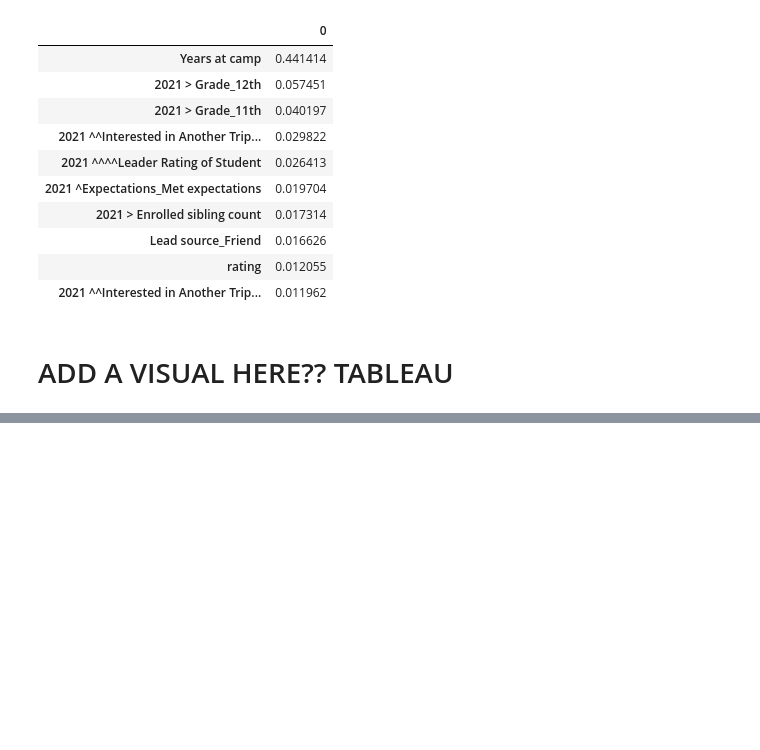
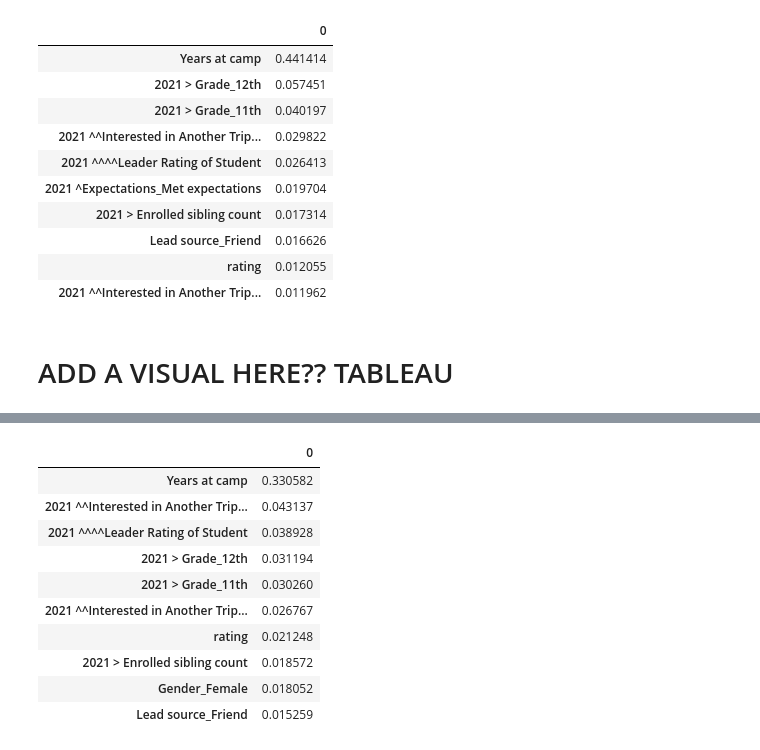
Before and after one commit to SamBen804/SunStride_Business_Analysis, a Jupyter notebook: eda_notebooks/eda1_classifiers.ipynb, the cells around one changed output, grey strips where cells are left out. Cells and saved outputs as stored; diff of their text form; code cells hidden in the pictures; blank space fills up the shorter version.

```diff
--- a/eda_notebooks/eda1_classifiers.ipynb
+++ b/eda_notebooks/eda1_classifiers.ipynb
@@ -435,0 +623,15 @@ pd.DataFrame(dict(zip(tree_1.feature_names_in_, tree_1.feature_importances_)),
+# %%
+pd.DataFrame(dict(zip(randfor_m4.feature_names_in_, randfor_m4.feature_importances_)),
+             index=[0]).T.sort_values(by=0, ascending=False).head(10)
+# %% [output]
+|  | 0 |
+| Years at camp | 0.330582 |
+| 2021 ^^Interested in Another Trip... | 0.043137 |
+| 2021 ^^^^Leader Rating of Student | 0.038928 |
+| 2021 > Grade_12th | 0.031194 |
+| 2021 > Grade_11th | 0.030260 |
+| 2021 ^^Interested in Another Trip... | 0.026767 |
+| rating | 0.021248 |
+| 2021 > Enrolled sibling count | 0.018572 |
+| Gender_Female | 0.018052 |
+| Lead source_Friend | 0.015259 |
```
Also changed, not shown: parts of 34 cells of this notebook.
